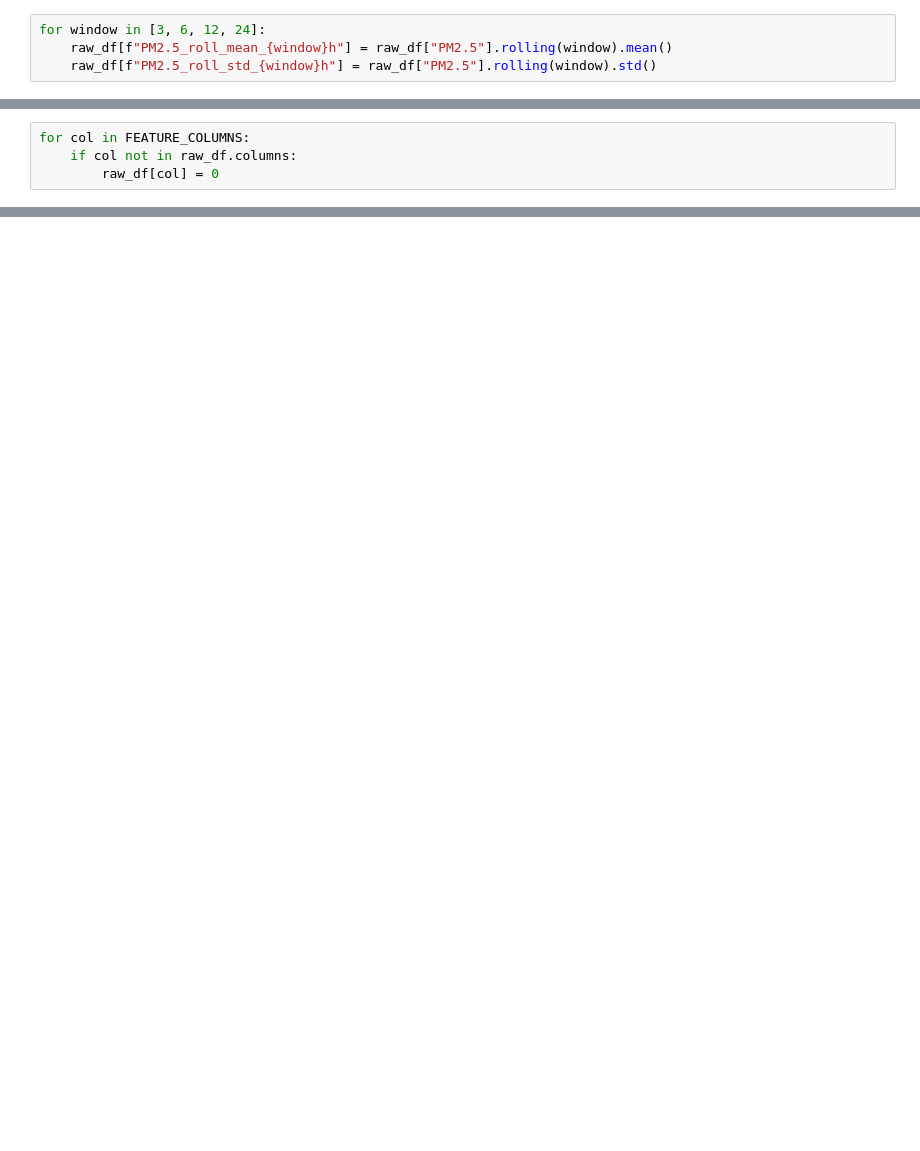
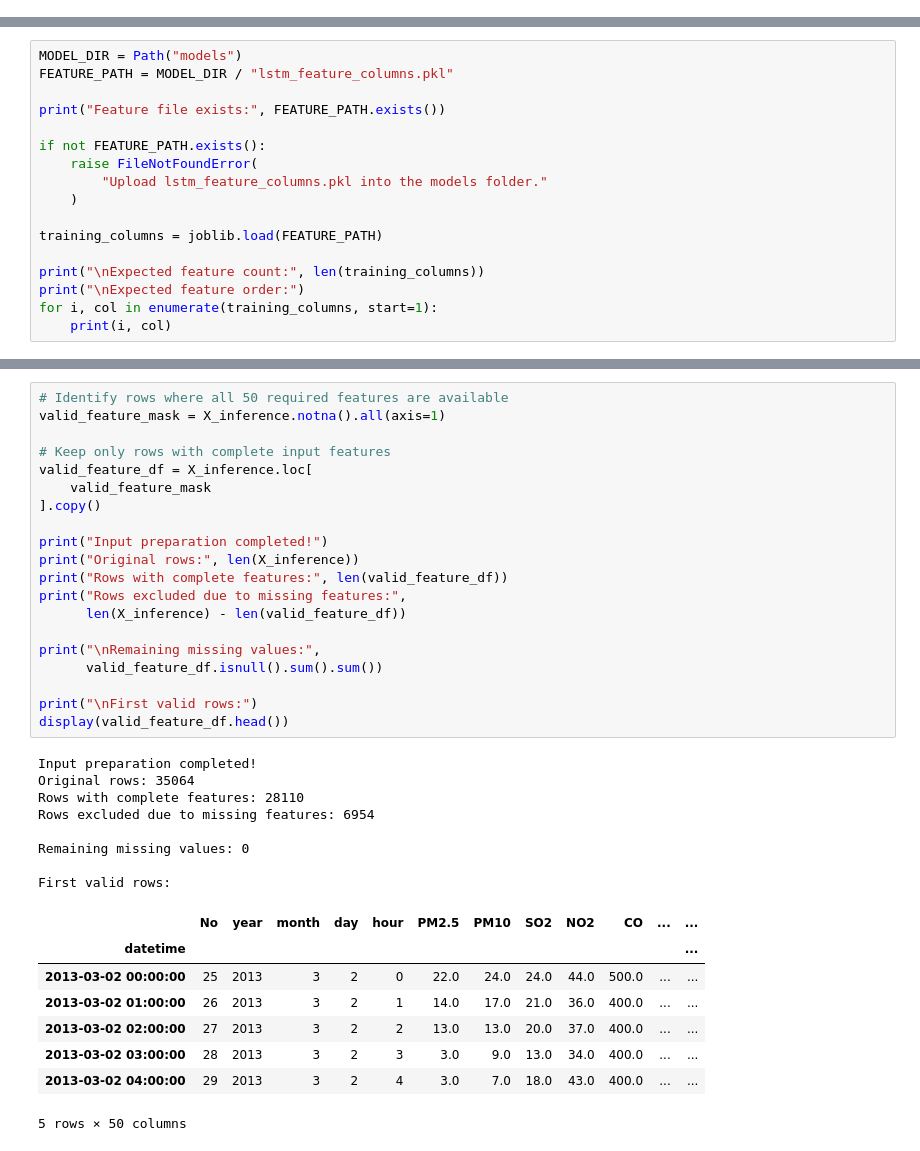
Before and after one commit to shaikasifshareef/DEEPLEARNING_PROJECT, a Jupyter notebook: usage/prep_for_usage.ipynb, the cells around one changed output, grey strips where cells are left out. Cells and saved outputs as stored; diff of their text form; blank space fills up the shorter version.

```diff
--- a/usage/prep_for_usage.ipynb
+++ b/usage/prep_for_usage.ipynb
@@ -80,4 +0,0 @@ for lag in [1, 3, 6, 12, 24]:
-# %%
-for window in [3, 6, 12, 24]:
-    raw_df[f"PM2.5_roll_mean_{window}h"] = raw_df["PM2.5"].rolling(window).mean()
-    raw_df[f"PM2.5_roll_std_{window}h"] = raw_df["PM2.5"].rolling(window).std()
@@ -102,4 +0,0 @@ FEATURE_COLUMNS = [
-# %%
-for col in FEATURE_COLUMNS:
-    if col not in raw_df.columns:
-        raw_df[col] = 0
@@ -169,0 +115,17 @@ Verification successful!
+# %%
+MODEL_DIR = Path("models")
+FEATURE_PATH = MODEL_DIR / "lstm_feature_columns.pkl"
+
+print("Feature file exists:", FEATURE_PATH.exists())
+
+if not FEATURE_PATH.exists():
+    raise FileNotFoundError(
+        "Upload lstm_feature_columns.pkl into the models folder."
+    )
+
+training_columns = joblib.load(FEATURE_PATH)
+
+print("\nExpected feature count:", len(training_columns))
+print("\nExpected feature order:")
+for i, col in enumerate(training_columns, start=1):
+    print(i, col)
@@ -169,0 +611,37 @@ Verification successful!
+# %%
+# Identify rows where all 50 required features are available
+valid_feature_mask = X_inference.notna().all(axis=1)
+
+# Keep only rows with complete input features
+valid_feature_df = X_inference.loc[
+    valid_feature_mask
+].copy()
+
+print("Input preparation completed!")
+print("Original rows:", len(X_inference))
+print("Rows with complete features:", len(valid_feature_df))
+print("Rows excluded due to missing features:",
+      len(X_inference) - len(valid_feature_df))
+
+print("\nRemaining missing values:",
+      valid_feature_df.isnull().sum().sum())
+
+print("\nFirst valid rows:")
+display(valid_feature_df.head())
+# %% [output]
+Input preparation completed!
+Original rows: 35064
+Rows with complete features: 28110
+Rows excluded due to missing features: 6954
+
+Remaining missing values: 0
+
+First valid rows:
+|  | No | year | month | day | hour | PM2.5 | PM10 | SO2 | NO2 | CO | ... | ... |
+| datetime |  |  |  |  |  |  |  |  |  |  |  | ... |
+| 2013-03-02 00:00:00 | 25 | 2013 | 3 | 2 | 0 | 22.0 | 24.0 | 24.0 | 44.0 | 500.0 | ... | ... |
+| 2013-03-02 01:00:00 | 26 | 2013 | 3 | 2 | 1 | 14.0 | 17.0 | 21.0 | 36.0 | 400.0 | ... | ... |
+| 2013-03-02 02:00:00 | 27 | 2013 | 3 | 2 | 2 | 13.0 | 13.0 | 20.0 | 37.0 | 400.0 | ... | ... |
+| 2013-03-02 03:00:00 | 28 | 2013 | 3 | 2 | 3 | 3.0 | 9.0 | 13.0 | 34.0 | 400.0 | ... | ... |
+| 2013-03-02 04:00:00 | 29 | 2013 | 3 | 2 | 4 | 3.0 | 7.0 | 18.0 | 43.0 | 400.0 | ... | ... |
+5 rows × 50 columns
```
Also changed, not shown: parts of 41 cells of this notebook.
